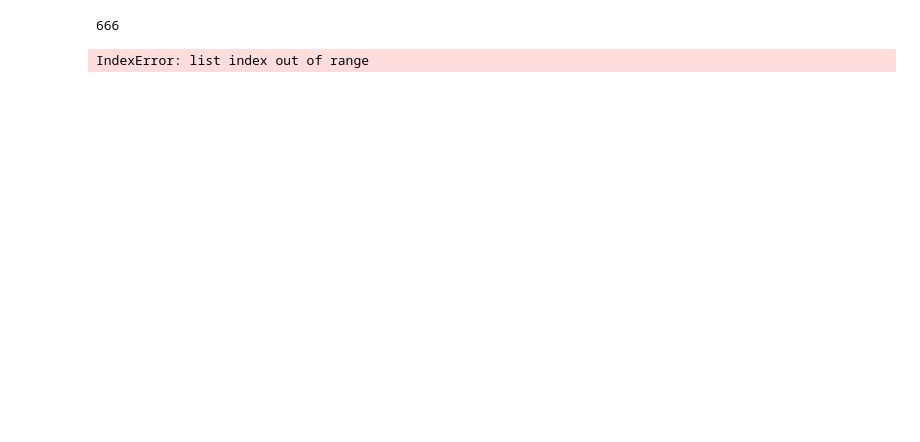
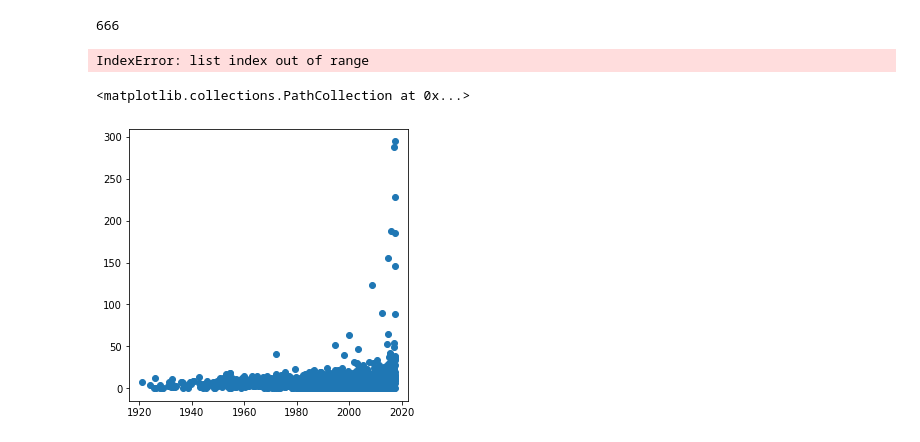
Before and after one commit to Riki98/DWM-Project, a Jupyter notebook: Progetto/Projcet.ipynb, the cells around one changed output. Drawn from its saved outputs; the diff is of its cells as text; code cells hidden in the pictures; blank space fills up the shorter version.

```diff
--- a/Progetto/Projcet.ipynb
+++ b/Progetto/Projcet.ipynb
@@ -284,3 +266,16 @@ fig, ax = plt.subplots(figsize=(5,5))
 ax.scatter(br.iloc[0, :], br.iloc[1, :], c=k_means.labels_)
 # %% [output]
 IndexError: list index out of range
+# %%
+from datetime import datetime
+import matplotlib.pyplot as plt
+
+data = data.sort_values(by="release_date")
+data["release_date"] = pd.to_datetime(data["release_date"])
+
+fig, ax = plt.subplots(figsize=(5,5))
+
+ax.scatter(data['release_date'], data['popularity'])
+# %% [output]
+<matplotlib.collections.PathCollection at 0x...>
+[figure, added]
```
Also changed, not shown: parts of 14 cells of this notebook.
